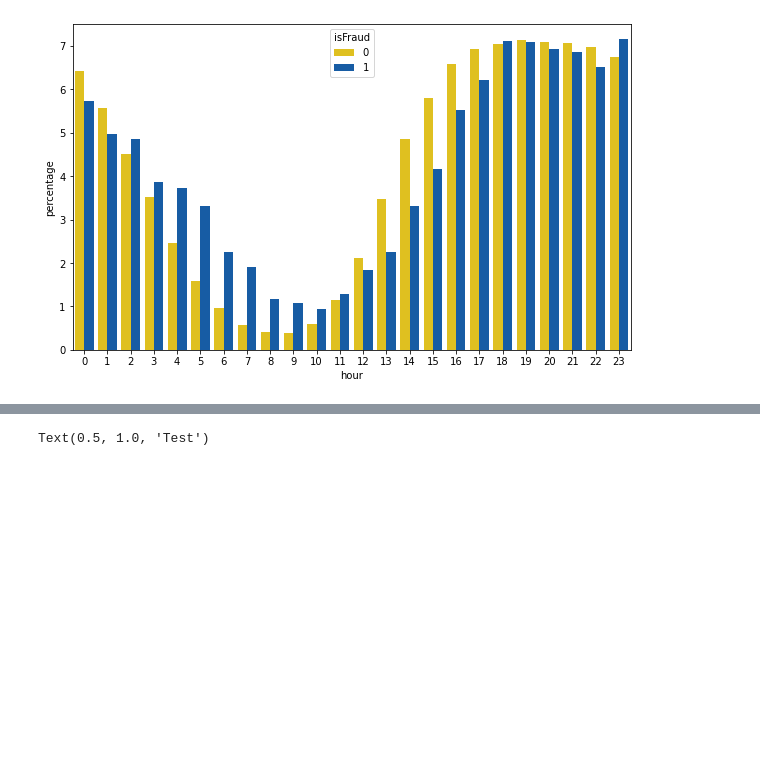
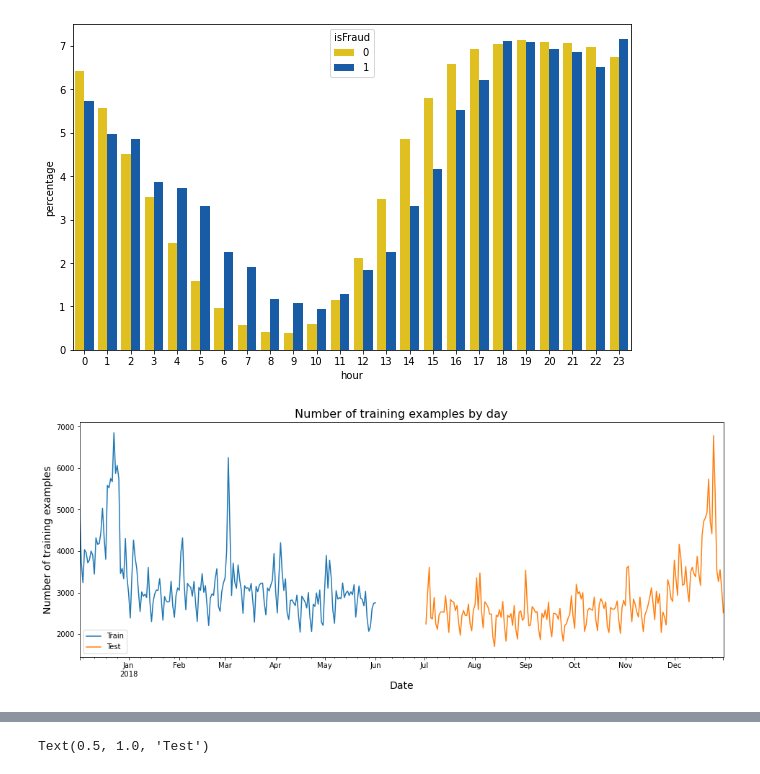
Before and after one commit to choseyi/IEEE-CIS_Fraud_Detection, a Jupyter notebook: src/ieee-seyi2.ipynb, the cells around one changed output, grey strips where cells are left out. Drawn from its saved outputs; the diff is of its cells as text; code cells hidden in the pictures; blank space fills up the shorter version.

```diff
--- a/src/ieee-seyi2.ipynb
+++ b/src/ieee-seyi2.ipynb
@@ -403,3 +405,13 @@ sns.barplot(x="hour", y="percentage", hue="isFraud", data=train_hour, palette=["
 # %% [output]
 <AxesSubplot:xlabel='hour', ylabel='percentage'>
 [figure]
+# %%
+# 날짜별 train & test data
+
+fig, axes = plt.subplots(1, 1, figsize=(16, 6))
+train_df['TransactionDT'].dt.floor('d').value_counts().sort_index().plot(ax=axes).set_xlabel('Date', fontsize=14);
+test_df['TransactionDT'].dt.floor('d').value_counts().sort_index().plot(ax=axes).set_ylabel('Number of training examples', fontsize=14);
+axes.set_title('Number of training examples by day', fontsize=16);
+axes.legend(['Train', 'Test']);
+# %% [output]
+[figure, added]
```
Also changed, not shown: parts of 11 cells of this notebook.
